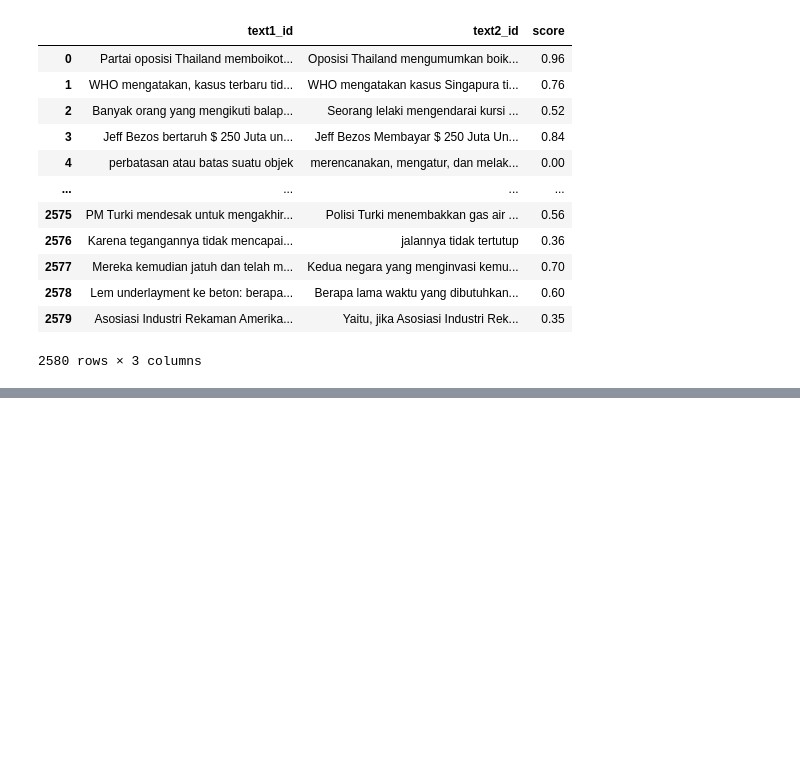
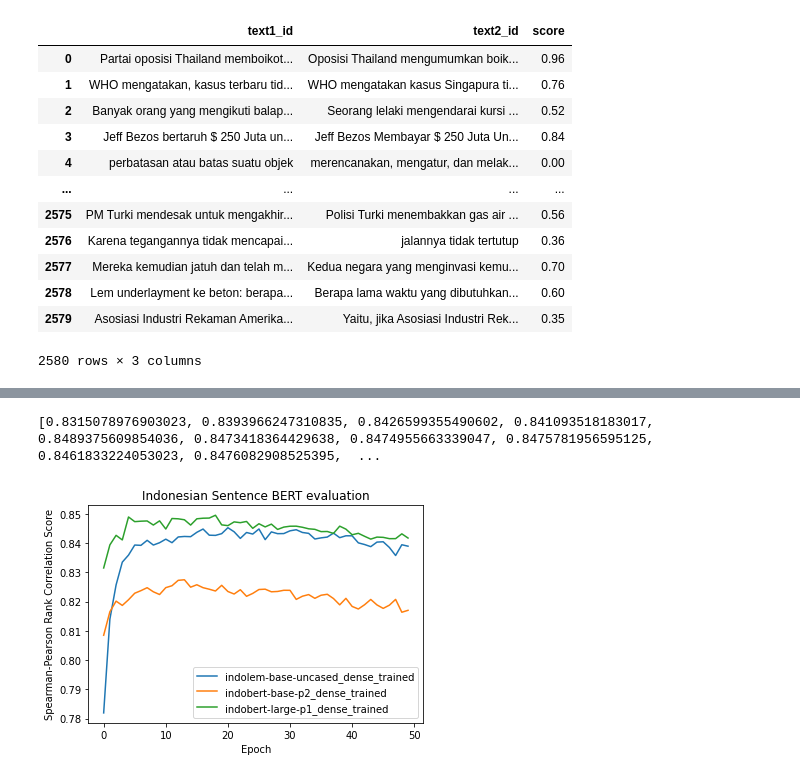
Before and after one commit to chilldenaya/refresh-bert, a Jupyter notebook: scripts/train_sbert.ipynb, the cells around one changed output, grey strips where cells are left out. Cells and saved outputs as stored; diff of their text form; code cells hidden in the pictures; blank space fills up the shorter version.

Commit message:
add sbert new training results

```diff
--- a/scripts/train_sbert.ipynb
+++ b/scripts/train_sbert.ipynb
@@ -111,3 +163,35 @@ Successfully installed cycler-0.11.0 fonttools-4.38.0 kiwisolver-1.4.4 matplotli
+# %%
+print(evaluation_scores)
+# %% [output]
+[0.8315078976903023, 0.8393966247310835, 0.8426599355490602, 0.841093518183017, 0.8489375609854036, 0.8473418364429638, 0.8474955663339047, 0.8475781956595125, 0.8461833224053023, 0.8476082908525395,  ...
+# %%
+result = {"indolem-base-uncased_dense_trained": [0.7819592898900307, 0.8140050312092975, 0.8257228143176361, 0.8335008785849065, 0.8359033767297225, 0.8393470159903176, 0.8392409623216069, 0.8409582811132297, 0.839341678293986, 0.840136996998779, 0.8413570144706057, 0.8401481353553615, 0.8421059924807303, 0.8422774939507592, 0.8422045443851396, 0.8436987584086902, 0.8448137559564487, 0.8427129159272722, 0.8426448115723246, 0.8432373615519031, 0.8452719235841619, 0.8438807058735336, 0.841618620486103, 0.8436362088259339, 0.8430981236730895, 0.8448383405171174, 0.8411947488867871, 0.8438376395742785, 0.8432342753740629, 0.8432658720753848, 0.8442072264381377, 0.8445788015296022, 0.8436384869209358, 0.8433412934378158, 0.841410681244876, 0.8417974880400155, 0.8420699032609268, 0.8434172828471387, 0.8418666467711823, 0.8425047131018241, 0.8425013953450967, 0.8400902381004034, 0.8395271144594955, 0.838794511063675, 0.8403486055914491, 0.8404638738151778, 0.838511129184538, 0.8357654997619649, 0.839447462581539, 0.8389520906019439]}
+# %%
+result["indobert-base-p2_dense_trained"] = [0.8085053386988289, 0.8165432484565819, 0.820168769029833, 0.8187043232558585, 0.8206432512396722, 0.8228710797955354, 0.8237549141586206, 0.8247665349014611, 0.8233607103057918, 0.8224330831782423, 0.824783978991024, 0.8254360667374232, 0.8272806786957977, 0.8274774215923361, 0.8249397886773292, 0.825771710823586, 0.8247692817924468, 0.8242435224887681, 0.8236314351394075, 0.825579060834332, 0.823462229077621, 0.8226020696333698, 0.8240751711559504, 0.8218226471047447, 0.8228112143504368, 0.824144568407858, 0.8242581158288721, 0.8233667576396941, 0.8234771072417334, 0.8238805192423635, 0.8238658091670339, 0.8207646152286766, 0.8218521567566508, 0.8224135945019905, 0.8211287854287195, 0.8221862409497526, 0.8225152118051193, 0.8210551333321947, 0.8189021574437332, 0.8211208890057473, 0.8183611626048376, 0.8174813867032661, 0.8189313386242533, 0.8207432986816715, 0.8188721557272144, 0.8176946204449487, 0.8187910137558799, 0.8207675001864041, 0.8163743096710377, 0.8170279526199123]
+# %%
+result["indobert-large-p1_dense_trained"] = [0.8315078976903023, 0.8393966247310835, 0.8426599355490602, 0.841093518183017, 0.8489375609854036, 0.8473418364429638, 0.8474955663339047, 0.8475781956595125, 0.8461833224053023, 0.8476082908525395, 0.8448224396455638, 0.8484133824826133, 0.8483119550696693, 0.8479826321354582, 0.8461700351652722, 0.8483163270649906, 0.8485146868040369, 0.8485658365762082, 0.849530478549016, 0.8462373303675376, 0.8459802565243759, 0.8472565585809894, 0.8469884054519016, 0.847407970566147, 0.8450679182011321, 0.8466236524054417, 0.8455428217242251, 0.8464900071857574, 0.8446786803772331, 0.8454792389817756, 0.8457782056399813, 0.8457952478140714, 0.8454194893234065, 0.8448974637206675, 0.8447124306204972, 0.8439320729807629, 0.8439749651578358, 0.8433213045686972, 0.8458010030420565, 0.8447832372692544, 0.8428638557655167, 0.8433539121556196, 0.8423371964541934, 0.8413719543989051, 0.8420614623972067, 0.8419715034351637, 0.8415250053474609, 0.8415343411012034, 0.8431739334476908, 0.8417405411196827]
+# %%
+import matplotlib.pyplot as plt
+
+# Create a figure and axis object
+fig, ax = plt.subplots()
+
+# Plot each time series using a loop
+for key, values in result.items():
+    ax.plot(values, label=key)
+
+# Add labels and title
+ax.set_xlabel('Epoch')
+ax.set_ylabel('Spearman-Pearson Rank Correlation Score')
+ax.set_title('Indonesian Sentence BERT evaluation')
+
+# Add a legend to identify the keys
+ax.legend()
+
+# Show the plot
+plt.show()
+# %% [output]
+[figure, added]
 # %%
 from sentence_transformers import SentenceTransformer, InputExample, models, losses
 from sentence_transformers.evaluation import EmbeddingSimilarityEvaluator
```
Also changed, not shown: parts of 10 cells of this notebook, 6 other files.
